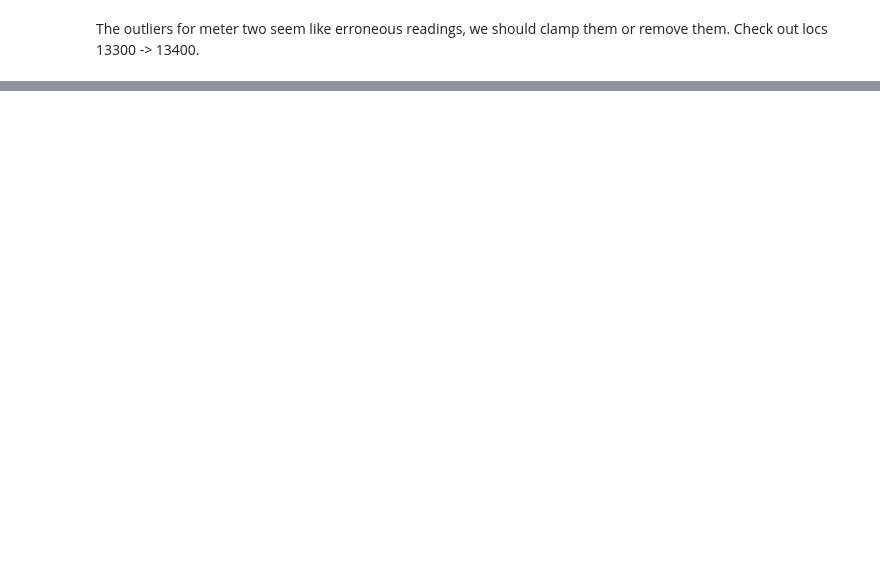
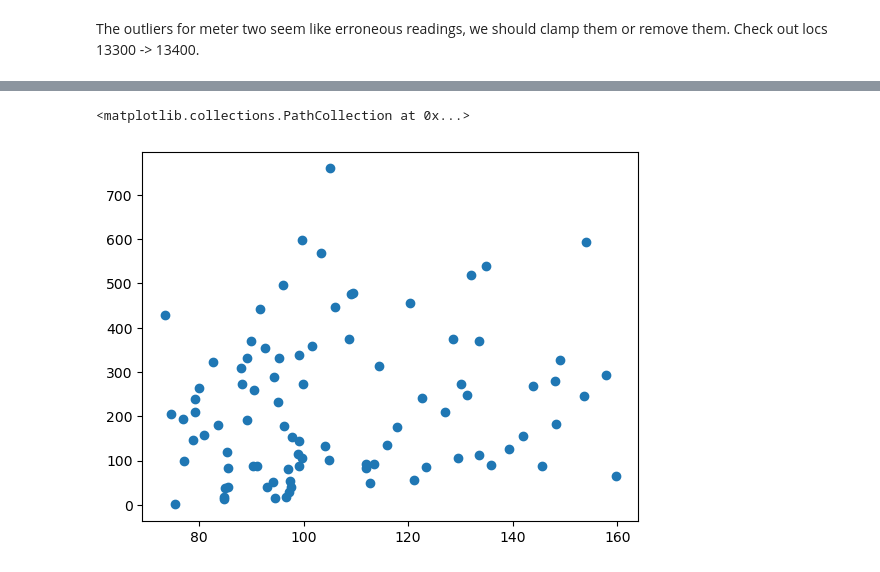
Before and after one commit to juliettejahan/CapgeminiChallenge, a Jupyter notebook: TanguyNotebook.ipynb, the cells around one changed output, grey strips where cells are left out. Cells and saved outputs as stored; diff of their text form; code cells hidden in the pictures; blank space fills up the shorter version.

```diff
--- a/TanguyNotebook.ipynb
+++ b/TanguyNotebook.ipynb
@@ -224,0 +343,9 @@ copytoCapG()
+# %%
+cols01 = cols01.replace(to_replace=0,value=np.nan)
+cols01 = cols01.dropna(axis = 0, how = 'any')
+cols01.shape
+plt.scatter(x =cols01.iloc[:,0], y = cols01.iloc[:,1] )
+#il ne semble pas y avoir de corrélation entre meter 0 et 1
+# %% [output]
+<matplotlib.collections.PathCollection at 0x...>
+[figure, added]
```
Also changed, not shown: parts of 38 cells of this notebook.
